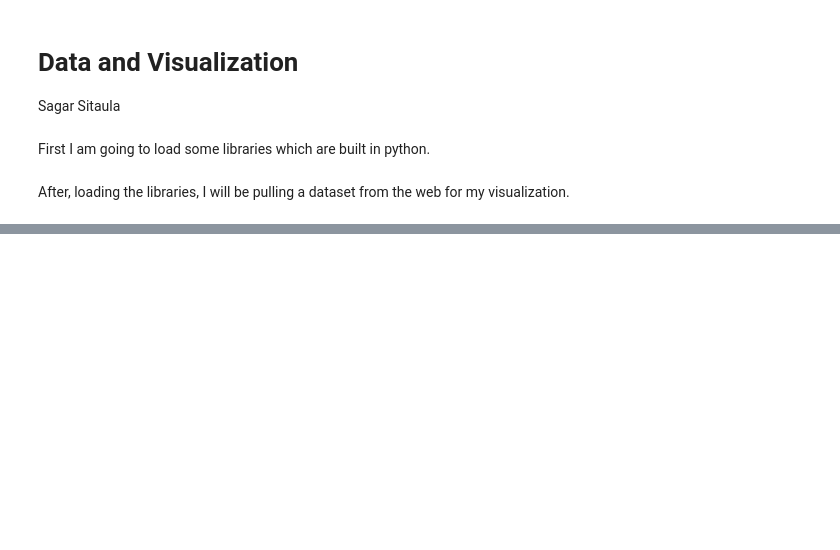
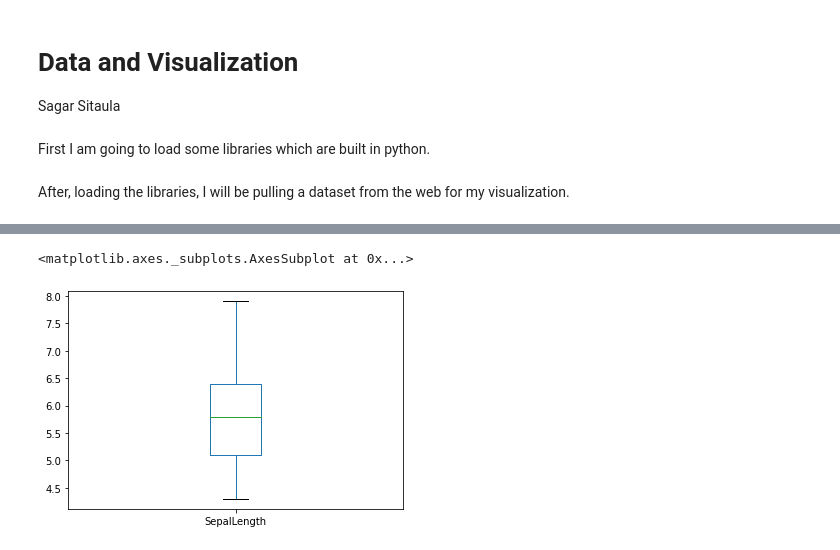
Before and after one commit to SagarSitaula1/Data-Visual, a Jupyter notebook: Datavisual.ipynb, the cells around one changed output, grey strips where cells are left out. Saved outputs shown, nothing was run; the diff lists cells and outputs as text; code cells hidden in the pictures; blank space fills up the shorter version.

```diff
--- a/Datavisual.ipynb
+++ b/Datavisual.ipynb
@@ -18,0 +32,5 @@ df= pd.read_csv('https://raw.githubusercontent.com/nurfnick/Data_Viz/main/iris.c
+# %%
+df.SepalLength.plot(kind = 'box')
+# %% [output]
+<matplotlib.axes._subplots.AxesSubplot at 0x...>
+[figure, added]
```
Also changed, not shown: parts of 8 cells of this notebook.
